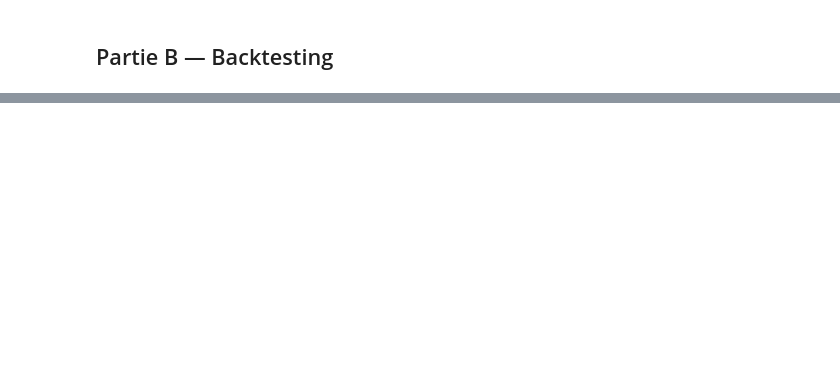
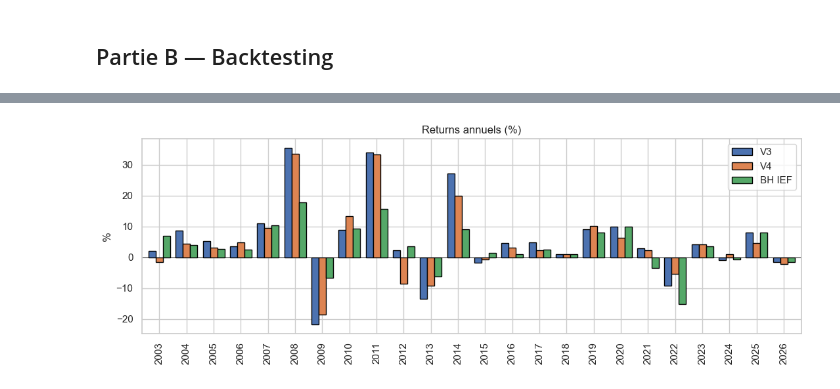
Before and after one commit to jbouniol/financial-engineering-lbo, a Jupyter notebook: notebooks/02_backtest_and_strategy.ipynb, the cells around one changed output, grey strips where cells are left out. Saved outputs shown, nothing was run; the diff lists cells and outputs as text; code cells hidden in the pictures; blank space fills up the shorter version.

```diff
--- a/notebooks/02_backtest_and_strategy.ipynb
+++ b/notebooks/02_backtest_and_strategy.ipynb
@@ -65,0 +255,8 @@ Choix de la version retenue pour le paper trading et justification.
+# %%
+yearly = pd.DataFrame({
+    "V3": v3["net_ret"],
+    "V4": v4["net_ret"],
+    "BH IEF": bh["net_ret"],
+}).resample("YE").apply(lambda x: (1 + x).prod() - 1) * 100
+yearly.index = yearly.index.year
+yearly.round(2)
@@ -65,0 +282,10 @@ Choix de la version retenue pour le paper trading et justification.
+# %%
+fig, ax = plt.subplots(figsize=(11, 4))
+yearly[["V3", "V4", "BH IEF"]].plot(kind="bar", ax=ax, edgecolor="black", width=0.8)
+ax.axhline(0, color="black", lw=0.6)
+ax.set_title("Returns annuels (%)")
+ax.set_ylabel("%")
+ax.set_xlabel("")
+plt.tight_layout()
+# %% [output]
+[figure, added]
```
Also changed, not shown: parts of 37 cells of this notebook, 1 other file.
